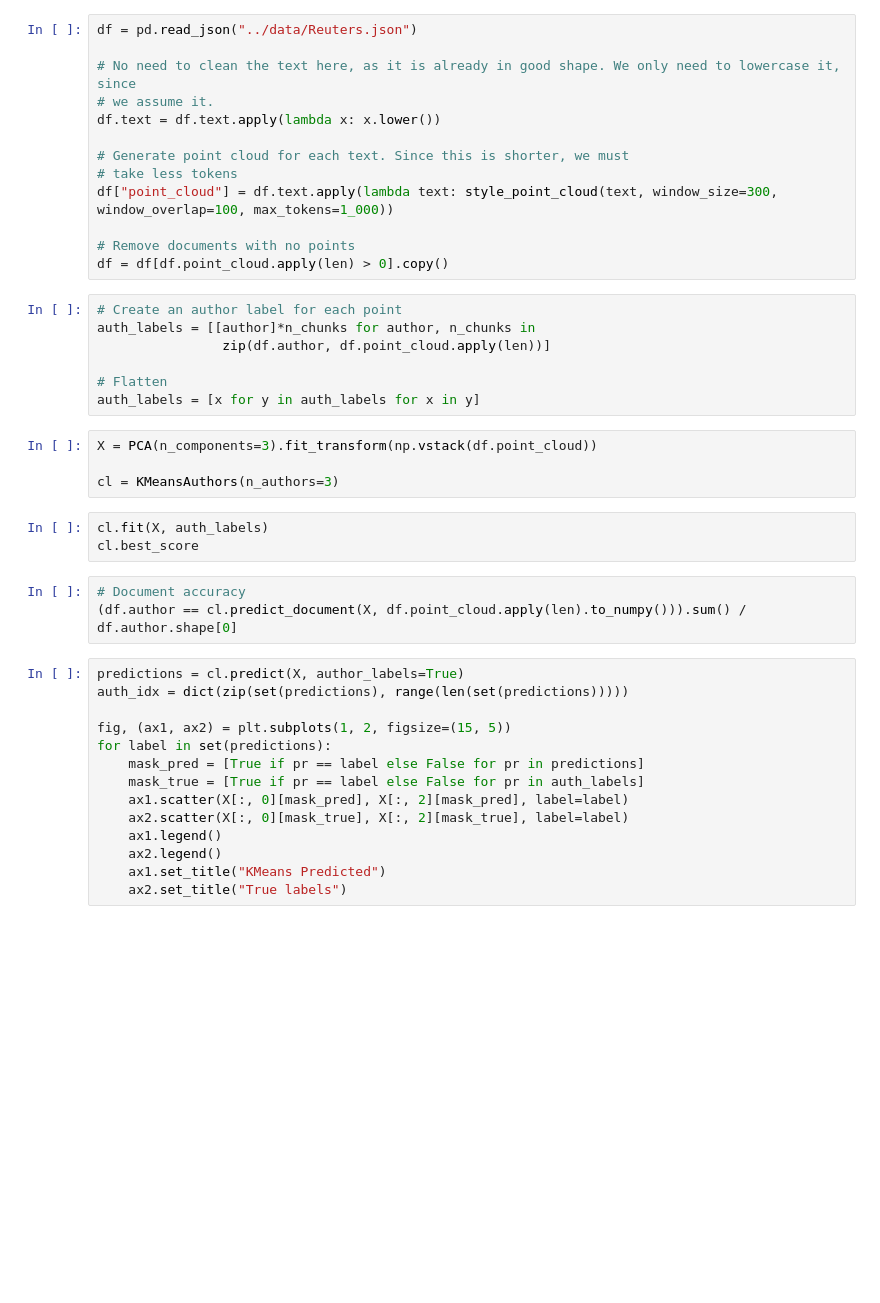
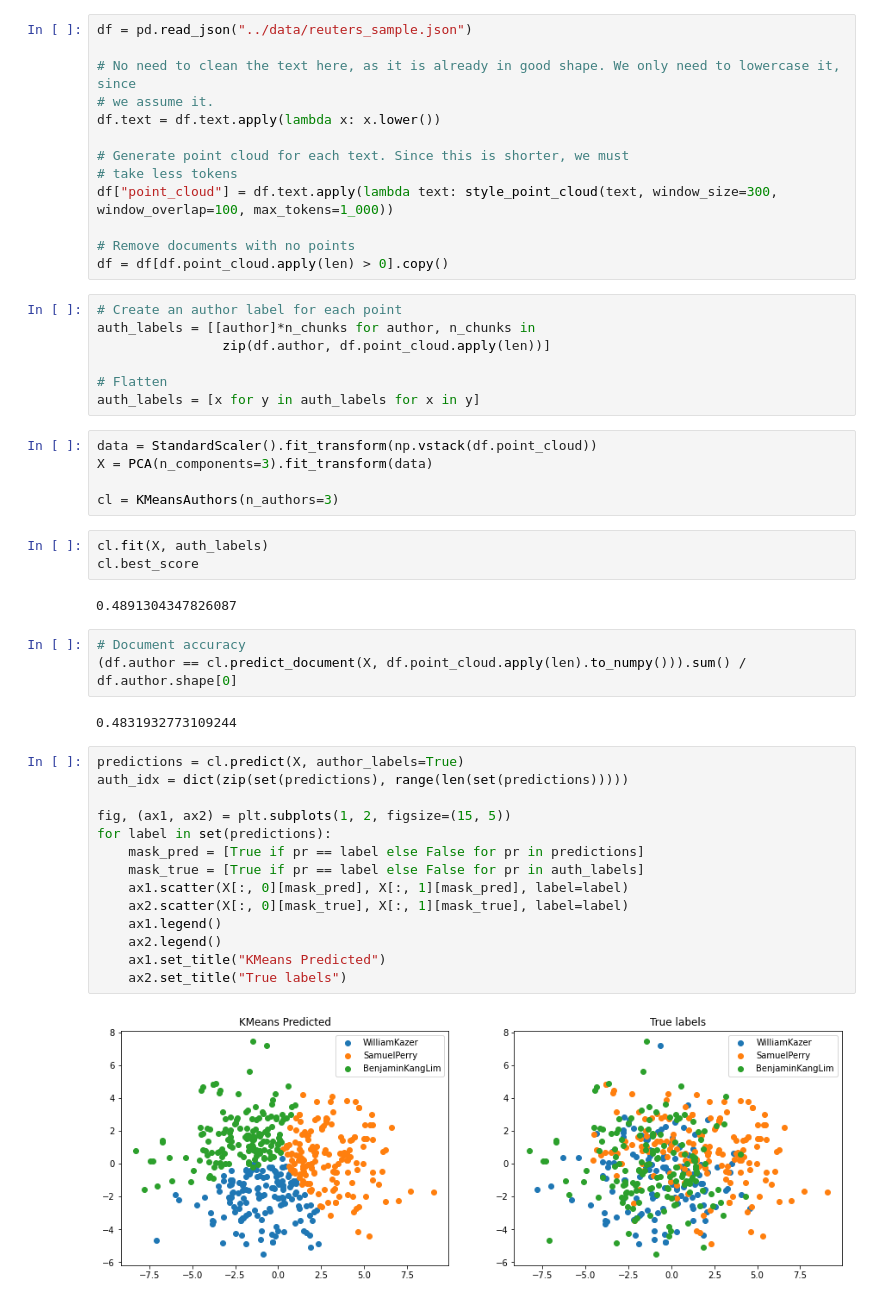
Before and after one commit to Mi-CS/stylometric_features, a Jupyter notebook: notebooks/reuters_example.ipynb, the cells around one changed output. Drawn from its saved outputs; the diff is of its cells as text; blank space fills up the shorter version.

```diff
--- a/notebooks/reuters_example.ipynb
+++ b/notebooks/reuters_example.ipynb
@@ -13,7 +13,7 @@ from style_point_cloud import style_point_cloud
 from tqdm import tqdm
 tqdm.pandas()
 # %%
-df = pd.read_json("../data/Reuters.json")
+df = pd.read_json("../data/reuters_sample.json")
 
 # No need to clean the text here, as it is already in good shape. We only need to lowercase it, since
 # we assume it.
@@ -33,26 +33,33 @@ auth_labels = [[author]*n_chunks for author, n_chunks in
 # Flatten
 auth_labels = [x for y in auth_labels for x in y]
 # %%
-X = PCA(n_components=3).fit_transform(np.vstack(df.point_cloud))
+data = StandardScaler().fit_transform(np.vstack(df.point_cloud))
+X = PCA(n_components=3).fit_transform(data)
 
 cl = KMeansAuthors(n_authors=3)
 # %%
 cl.fit(X, auth_labels)
 cl.best_score
+# %% [output]
+0.4891304347826087
 # %%
 # Document accuracy
 (df.author == cl.predict_document(X, df.point_cloud.apply(len).to_numpy())).sum() / df.author.shape[0]
+# %% [output]
+0.4831932773109244
 # %%
 predictions = cl.predict(X, author_labels=True)
 auth_idx = dict(zip(set(predictions), range(len(set(predictions)))))
 
 fig, (ax1, ax2) = plt.subplots(1, 2, figsize=(15, 5))
 for label in set(predictions):
     mask_pred = [True if pr == label else False for pr in predictions]
     mask_true = [True if pr == label else False for pr in auth_labels]
-    ax1.scatter(X[:, 0][mask_pred], X[:, 2][mask_pred], label=label)
-    ax2.scatter(X[:, 0][mask_true], X[:, 2][mask_true], label=label)
+    ax1.scatter(X[:, 0][mask_pred], X[:, 1][mask_pred], label=label)
+    ax2.scatter(X[:, 0][mask_true], X[:, 1][mask_true], label=label)
     ax1.legend()
     ax2.legend()
     ax1.set_title("KMeans Predicted")
     ax2.set_title("True labels")
+# %% [output]
+[figure, added]
```
Also changed, not shown: parts of 3 cells of this notebook, 5 other files.
